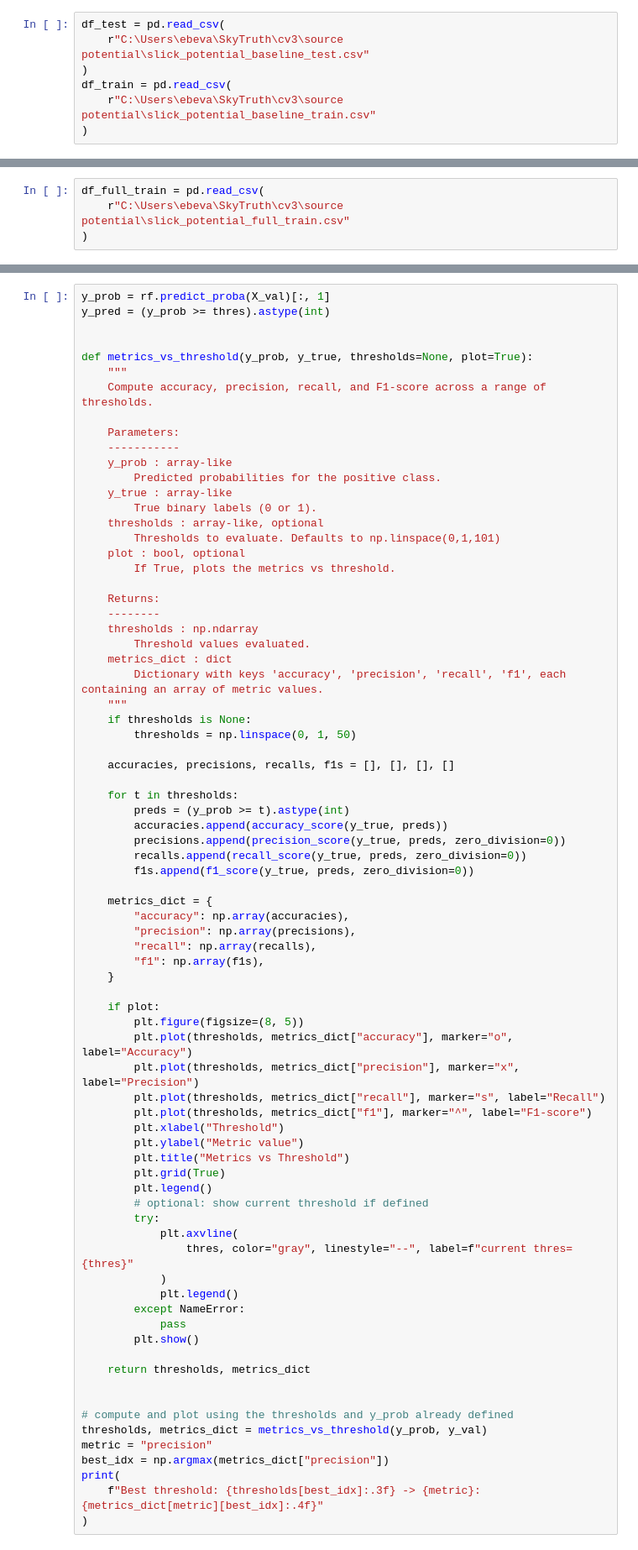
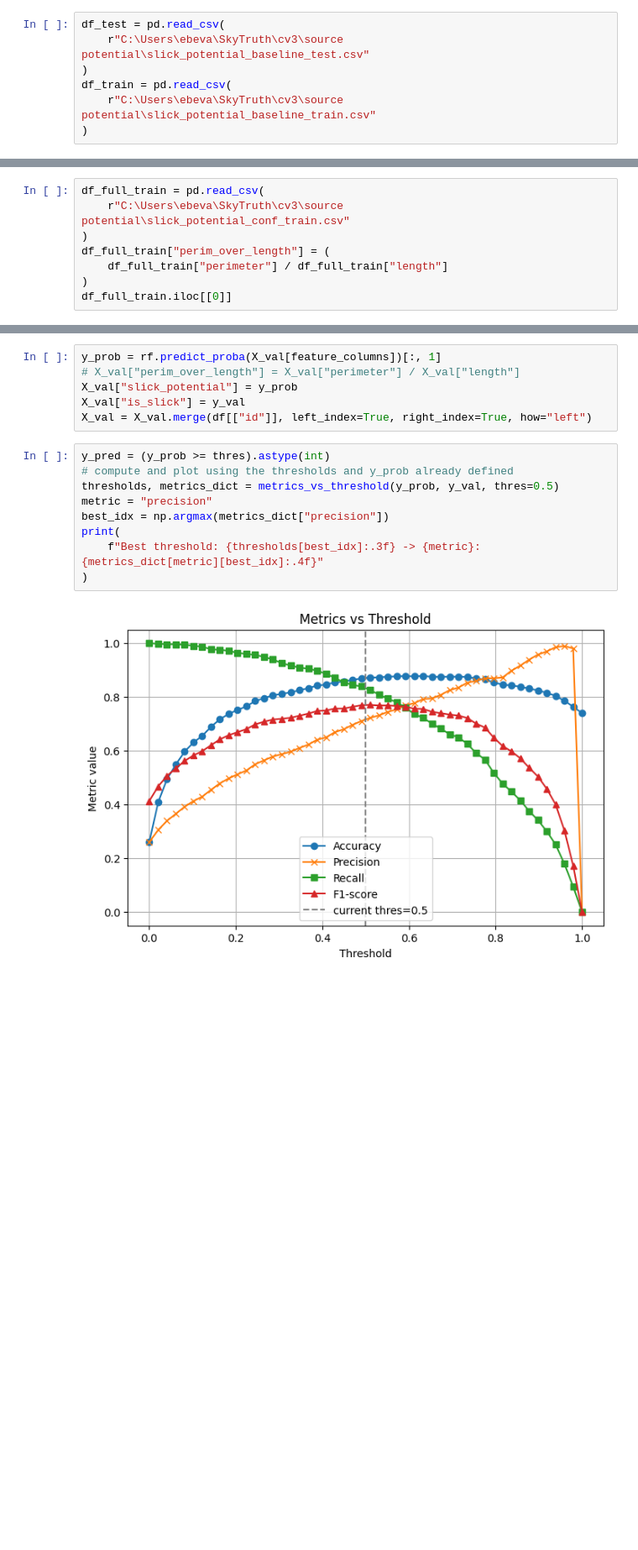
Before and after one commit to SkyTruth/cerulean-cloud, a Jupyter notebook: notebooks/nrt_baseline_random_forest.ipynb, the cells around one changed output, grey strips where cells are left out. Shown at 84% size. Saved outputs shown, nothing was run; the diff lists cells and outputs as text; blank space fills up the shorter version.

```diff
--- a/notebooks/nrt_baseline_random_forest.ipynb
+++ b/notebooks/nrt_baseline_random_forest.ipynb
@@ -48,4 +252,8 @@ df_train = pd.read_csv(
 # %%
 df_full_train = pd.read_csv(
-    r"C:\Users\ebeva\SkyTruth\cv3\source potential\slick_potential_full_train.csv"
+    r"C:\Users\ebeva\SkyTruth\cv3\source potential\slick_potential_conf_train.csv"
 )
+df_full_train["perim_over_length"] = (
+    df_full_train["perimeter"] / df_full_train["length"]
+)
+df_full_train.iloc[[0]]
@@ -166,77 +368,17 @@ plot_cm(cm_train)
+# %%
+y_prob = rf.predict_proba(X_val[feature_columns])[:, 1]
+# X_val["perim_over_length"] = X_val["perimeter"] / X_val["length"]
+X_val["slick_potential"] = y_prob
+X_val["is_slick"] = y_val
+X_val = X_val.merge(df[["id"]], left_index=True, right_index=True, how="left")
 # %%
-y_prob = rf.predict_proba(X_val)[:, 1]
 y_pred = (y_prob >= thres).astype(int)
-
-
-def metrics_vs_threshold(y_prob, y_true, thresholds=None, plot=True):
-    """
-    Compute accuracy, precision, recall, and F1-score across a range of thresholds.
-
-    Parameters:
-    -----------
-    y_prob : array-like
-        Predicted probabilities for the positive class.
-    y_true : array-like
-        True binary labels (0 or 1).
-    thresholds : array-like, optional
-        Thresholds to evaluate. Defaults to np.linspace(0,1,101)
-    plot : bool, optional
-        If True, plots the metrics vs threshold.
-
-    Returns:
-    --------
-    thresholds : np.ndarray
-        Threshold values evaluated.
-    metrics_dict : dict
-        Dictionary with keys 'accuracy', 'precision', 'recall', 'f1', each containing an array of metric values.
-    """
-    if thresholds is None:
-        thresholds = np.linspace(0, 1, 50)
-
-    accuracies, precisions, recalls, f1s = [], [], [], []
-
-    for t in thresholds:
-        preds = (y_prob >= t).astype(int)
-        accuracies.append(accuracy_score(y_true, preds))
-        precisions.append(precision_score(y_true, preds, zero_division=0))
-        recalls.append(recall_score(y_true, preds, zero_division=0))
-        f1s.append(f1_score(y_true, preds, zero_division=0))
-
-    metrics_dict = {
-        "accuracy": np.array(accuracies),
-        "precision": np.array(precisions),
-        "recall": np.array(recalls),
-        "f1": np.array(f1s),
-    }
-
-    if plot:
-        plt.figure(figsize=(8, 5))
-        plt.plot(thresholds, metrics_dict["accuracy"], marker="o", label="Accuracy")
-        plt.plot(thresholds, metrics_dict["precision"], marker="x", label="Precision")
-        plt.plot(thresholds, metrics_dict["recall"], marker="s", label="Recall")
-        plt.plot(thresholds, metrics_dict["f1"], marker="^", label="F1-score")
-        plt.xlabel("Threshold")
-        plt.ylabel("Metric value")
-        plt.title("Metrics vs Threshold")
-        plt.grid(True)
-        plt.legend()
-        # optional: show current threshold if defined
-        try:
-            plt.axvline(
-                thres, color="gray", linestyle="--", label=f"current thres={thres}"
-            )
-            plt.legend()
-        except NameError:
-            pass
-        plt.show()
-
-    return thresholds, metrics_dict
-
-
 # compute and plot using the thresholds and y_prob already defined
-thresholds, metrics_dict = metrics_vs_threshold(y_prob, y_val)
+thresholds, metrics_dict = metrics_vs_threshold(y_prob, y_val, thres=0.5)
 metric = "precision"
 best_idx = np.argmax(metrics_dict["precision"])
 print(
     f"Best threshold: {thresholds[best_idx]:.3f} -> {metric}: {metrics_dict[metric][best_idx]:.4f}"
 )
+# %% [output]
+[figure, added]
```
Also changed, not shown: parts of 36 cells of this notebook, 1 other file.
